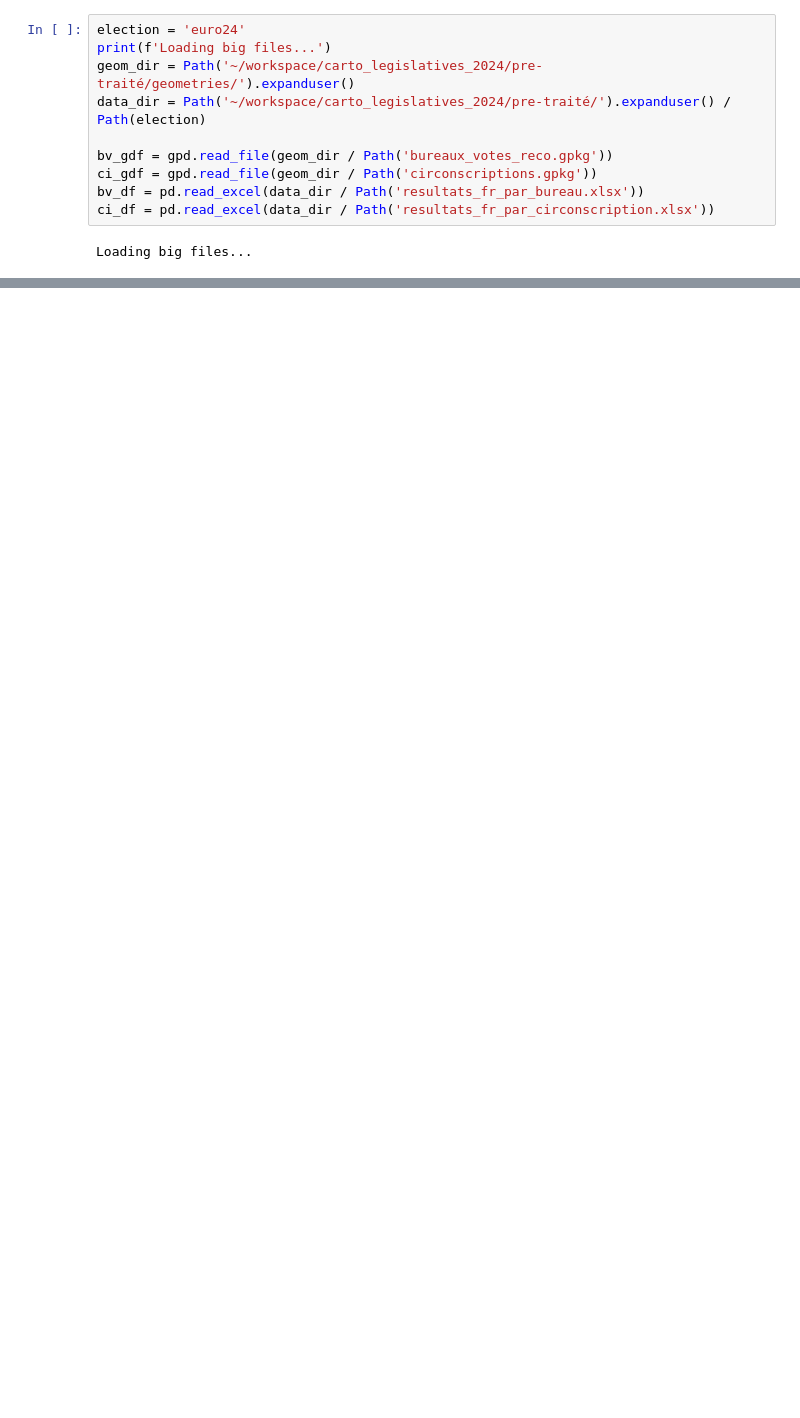
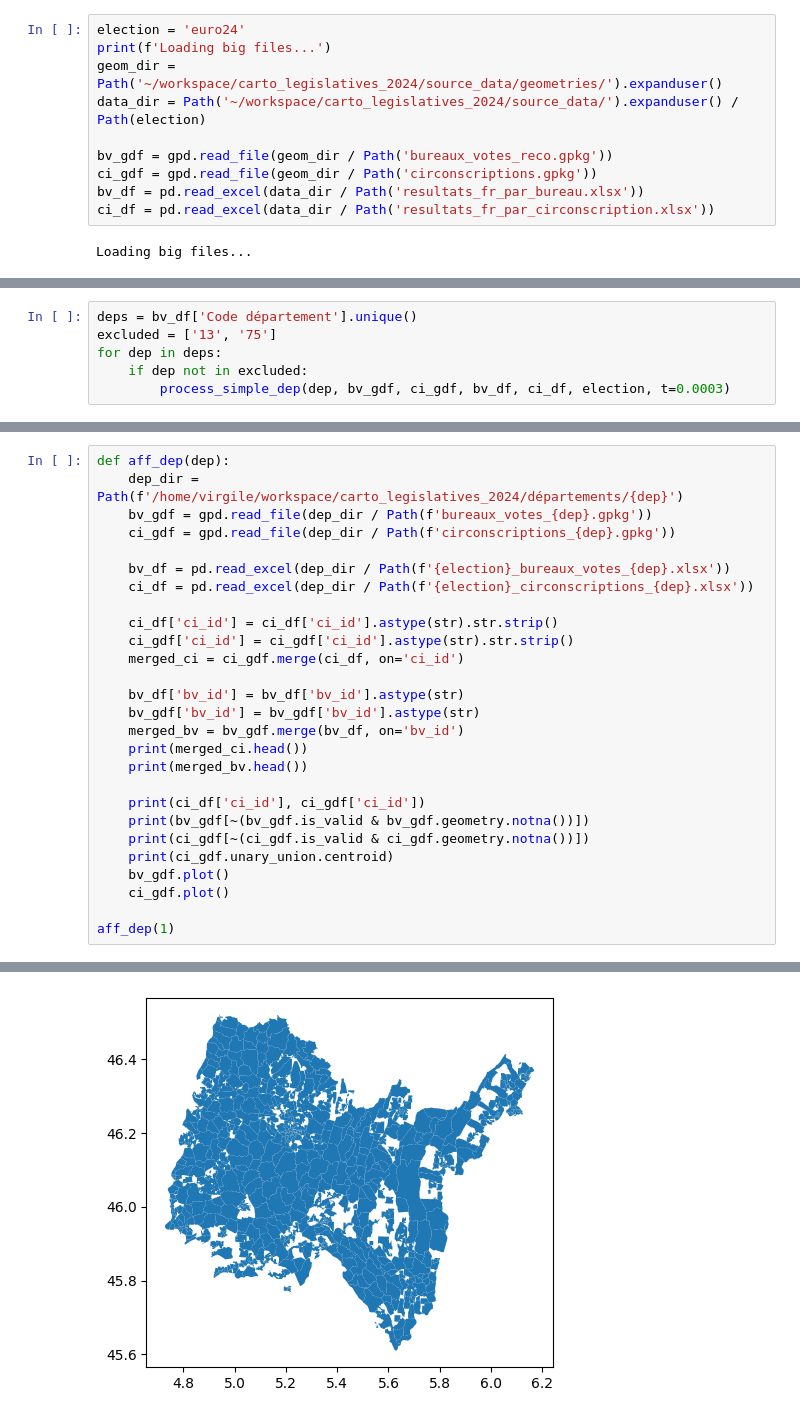
Before and after one commit to Virgile-Dauge/carto_legislatives_2024, a Jupyter notebook: split.ipynb, the cells around one changed output, grey strips where cells are left out. Drawn from its saved outputs; the diff is of its cells as text; blank space fills up the shorter version.

```diff
--- a/split.ipynb
+++ b/split.ipynb
@@ -84,8 +150,8 @@ def process_simple_dep(dep, bv_gdf, ci_gdf, bv_df, ci_df, election, t=0.001):
 # %%
 election = 'euro24'
 print(f'Loading big files...')
-geom_dir = Path('~/workspace/carto_legislatives_2024/pre-traité/geometries/').expanduser()
-data_dir = Path('~/workspace/carto_legislatives_2024/pre-traité/').expanduser() / Path(election)
+geom_dir = Path('~/workspace/carto_legislatives_2024/source_data/geometries/').expanduser()
+data_dir = Path('~/workspace/carto_legislatives_2024/source_data/').expanduser() / Path(election)
 
 bv_gdf = gpd.read_file(geom_dir / Path('bureaux_votes_reco.gpkg'))
 ci_gdf = gpd.read_file(geom_dir / Path('circonscriptions.gpkg'))
@@ -101 +170,7 @@ Simplifying 44...
 Saving 44...
+# %%
+deps = bv_df['Code département'].unique()
+excluded = ['13', '75']
+for dep in deps:
+    if dep not in excluded:
+        process_simple_dep(dep, bv_gdf, ci_gdf, bv_df, ci_df, election, t=0.0003)
@@ -101,0 +195,28 @@ Saving 44...
+# %%
+def aff_dep(dep):
+    dep_dir = Path(f'/home/virgile/workspace/carto_legislatives_2024/départements/{dep}')
+    bv_gdf = gpd.read_file(dep_dir / Path(f'bureaux_votes_{dep}.gpkg'))
+    ci_gdf = gpd.read_file(dep_dir / Path(f'circonscriptions_{dep}.gpkg'))
+
+    bv_df = pd.read_excel(dep_dir / Path(f'{election}_bureaux_votes_{dep}.xlsx'))
+    ci_df = pd.read_excel(dep_dir / Path(f'{election}_circonscriptions_{dep}.xlsx'))
+
+    ci_df['ci_id'] = ci_df['ci_id'].astype(str).str.strip()
+    ci_gdf['ci_id'] = ci_gdf['ci_id'].astype(str).str.strip()
+    merged_ci = ci_gdf.merge(ci_df, on='ci_id')
+
+    bv_df['bv_id'] = bv_df['bv_id'].astype(str)
+    bv_gdf['bv_id'] = bv_gdf['bv_id'].astype(str)
+    merged_bv = bv_gdf.merge(bv_df, on='bv_id')
+    print(merged_ci.head())
+    print(merged_bv.head())
+
+    print(ci_df['ci_id'], ci_gdf['ci_id'])
+    print(bv_gdf[~(bv_gdf.is_valid & bv_gdf.geometry.notna())])
+    print(ci_gdf[~(ci_gdf.is_valid & ci_gdf.geometry.notna())])
+    print(ci_gdf.unary_union.centroid)
+    bv_gdf.plot()
+    ci_gdf.plot()
+
+aff_dep(1)
+# %% [output]
@@ -101,0 +240 @@ Saving 44...
+[figure, added]
```
Also changed, not shown: parts of 5 cells of this notebook.
